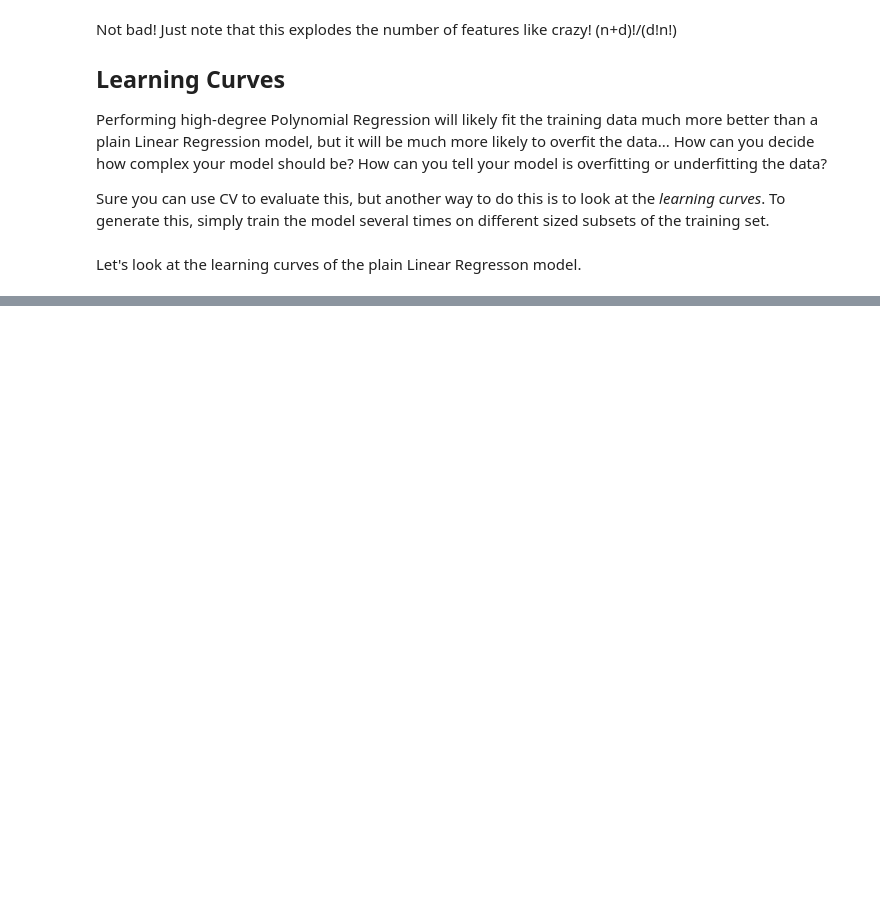
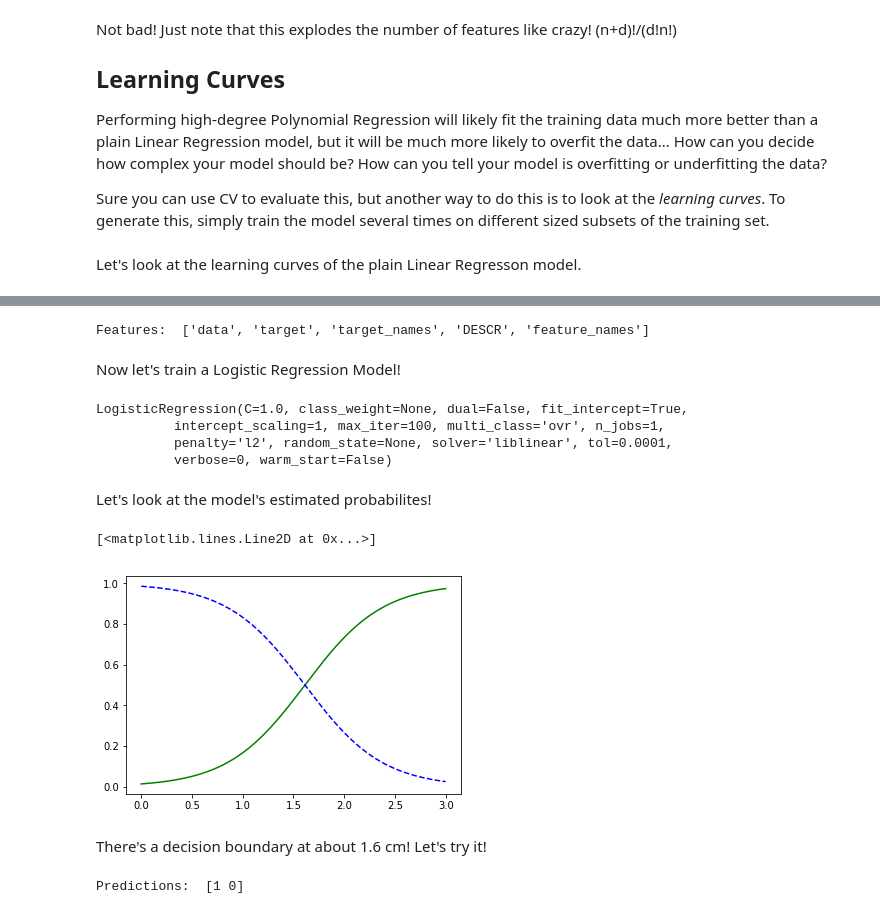
Before and after one commit to MartinFlores751/ML-Practice, a Jupyter notebook: chap-4/Training Models.ipynb, the cells around one changed output, grey strips where cells are left out. Drawn from its saved outputs; the diff is of its cells as text; code cells hidden in the pictures; blank space fills up the shorter version.

```diff
--- a/chap-4/Training Models.ipynb
+++ b/chap-4/Training Models.ipynb
@@ -217,0 +341,36 @@ plot_learning_curves(lin_reg, X, y)
+# %%
+from sklearn import datasets
+iris = datasets.load_iris()
+print("Features: ", list(iris.keys()))
+X = iris["data"][:, 3:]  # Pedal width
+y = (iris["target"] == 2).astype(np.int)  # 1 if Iris-Viginica, else 0
+# %% [output]
+Features:  ['data', 'target', 'target_names', 'DESCR', 'feature_names']
+# %% [markdown]
+Now let's train a Logistic Regression Model!
+# %%
+from sklearn.linear_model import LogisticRegression
+
+log_reg = LogisticRegression()
+log_reg.fit(X, y)
+# %% [output]
+LogisticRegression(C=1.0, class_weight=None, dual=False, fit_intercept=True,
+          intercept_scaling=1, max_iter=100, multi_class='ovr', n_jobs=1,
+          penalty='l2', random_state=None, solver='liblinear', tol=0.0001,
+          verbose=0, warm_start=False)
+# %% [markdown]
+Let's look at the model's estimated probabilites!
+# %%
+X_new = np.linspace(0, 3, 1000).reshape(-1, 1)
+y_proba = log_reg.predict_proba(X_new)
+plt.plot(X_new, y_proba[:, 1], "g-", label="Iris-Virginica")
+plt.plot(X_new, y_proba[:, 0], "b--", label="Not Iris-Virginica")
+# %% [output]
+[<matplotlib.lines.Line2D at 0x...>]
+[figure, added]
+# %% [markdown]
+There's a decision boundary at about 1.6 cm! Let's try it!
+# %%
+print("Predictions: ", log_reg.predict([[1.7], [1.5]]))
+# %% [output]
+Predictions:  [1 0]
```
Also changed, not shown: parts of 27 cells of this notebook, 1 other file.
